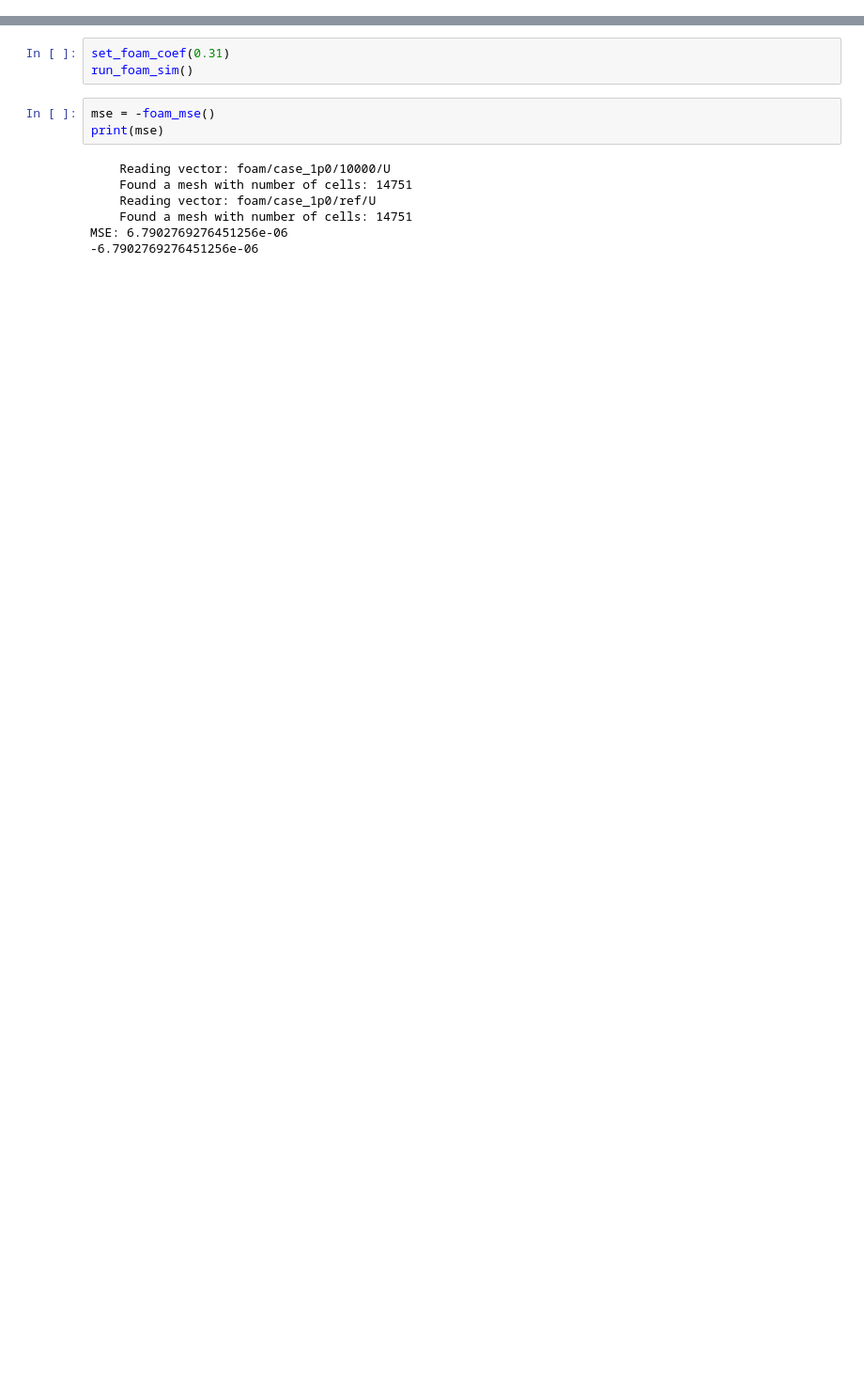
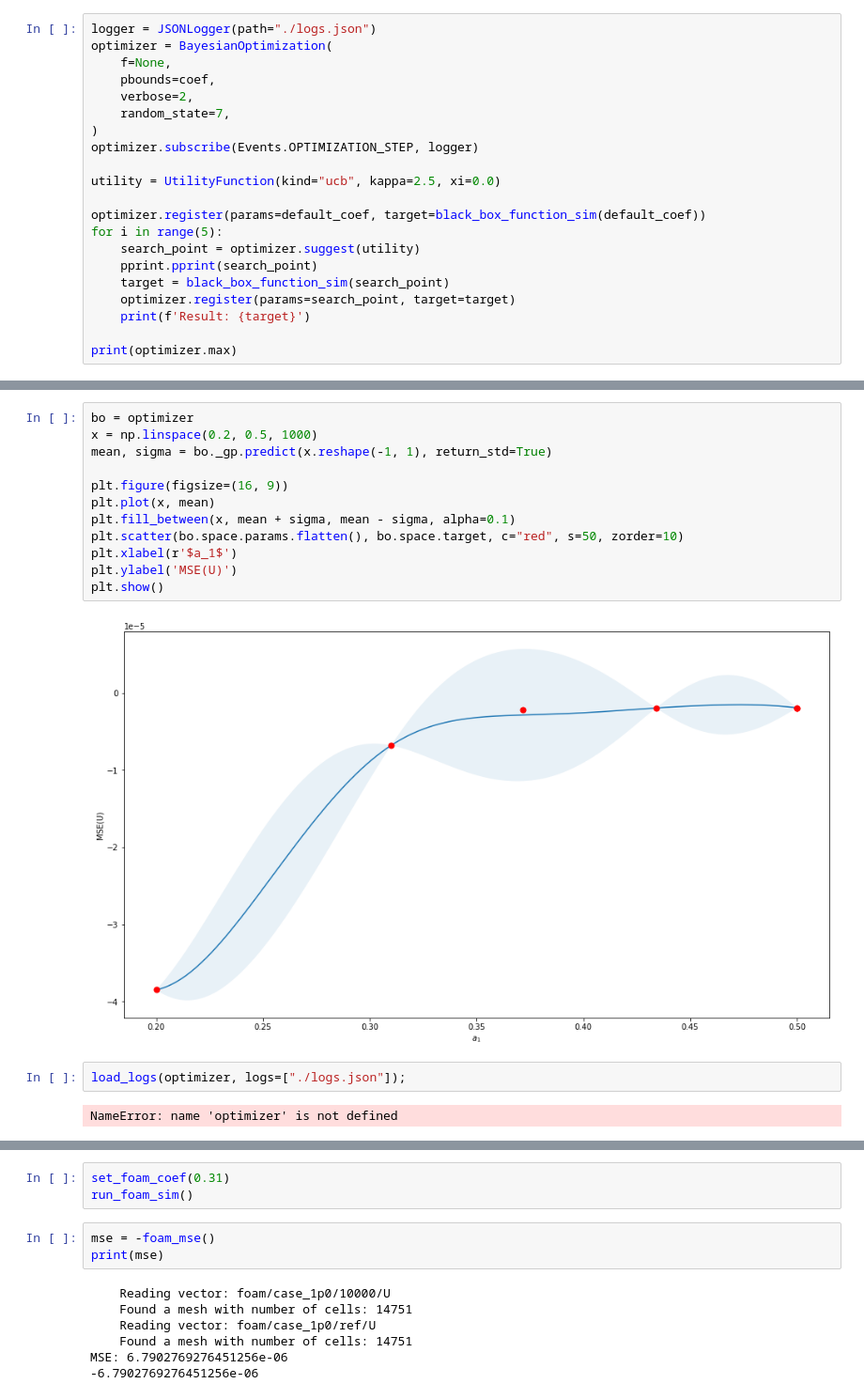
Before and after one commit to rmcconke/turbo-rans, a Jupyter notebook: Untitled.ipynb, the cells around one changed output, grey strips where cells are left out. Shown: that part at 94% size. Saved outputs shown, nothing was run; the diff lists cells and outputs as text; blank space fills up the shorter version.

```diff
--- a/Untitled.ipynb
+++ b/Untitled.ipynb
@@ -63,0 +107,21 @@ MSE: 6.7902769276451256e-06
+# %%
+logger = JSONLogger(path="./logs.json")
+optimizer = BayesianOptimization(
+    f=None,
+    pbounds=coef,
+    verbose=2,
+    random_state=7,
+)
+optimizer.subscribe(Events.OPTIMIZATION_STEP, logger)
+
+utility = UtilityFunction(kind="ucb", kappa=2.5, xi=0.0)
+
+optimizer.register(params=default_coef, target=black_box_function_sim(default_coef))
+for i in range(5):
+    search_point = optimizer.suggest(utility)
+    pprint.pprint(search_point)
+    target = black_box_function_sim(search_point)
+    optimizer.register(params=search_point, target=target)
+    print(f'Result: {target}')
+
+print(optimizer.max)
@@ -63,0 +146,18 @@ MSE: 6.7902769276451256e-06
+# %%
+bo = optimizer
+x = np.linspace(0.2, 0.5, 1000)
+mean, sigma = bo._gp.predict(x.reshape(-1, 1), return_std=True)
+
+plt.figure(figsize=(16, 9))
+plt.plot(x, mean)
+plt.fill_between(x, mean + sigma, mean - sigma, alpha=0.1)
+plt.scatter(bo.space.params.flatten(), bo.space.target, c="red", s=50, zorder=10)
+plt.xlabel(r'$a_1$')
+plt.ylabel('MSE(U)')
+plt.show()
+# %% [output]
+[figure, added]
+# %%
+load_logs(optimizer, logs=["./logs.json"]);
+# %% [output]
+NameError: name 'optimizer' is not defined
```
Also changed, not shown: parts of 16 cells of this notebook, 2 other files.
